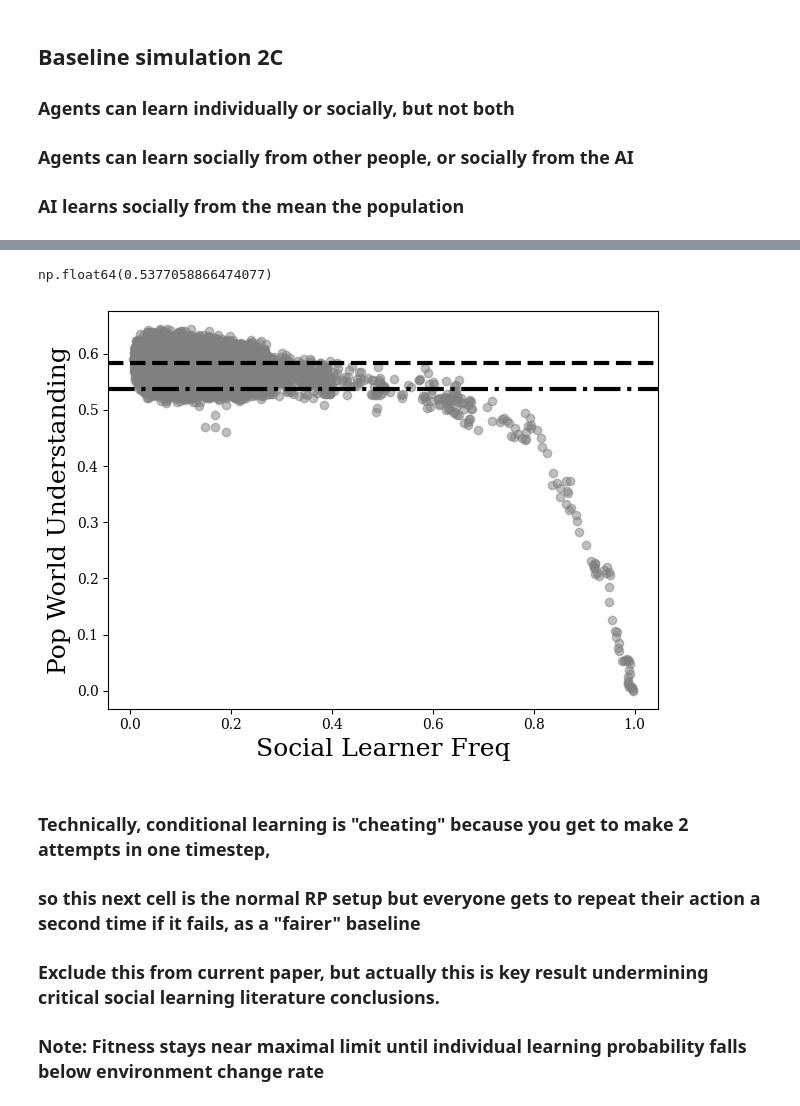
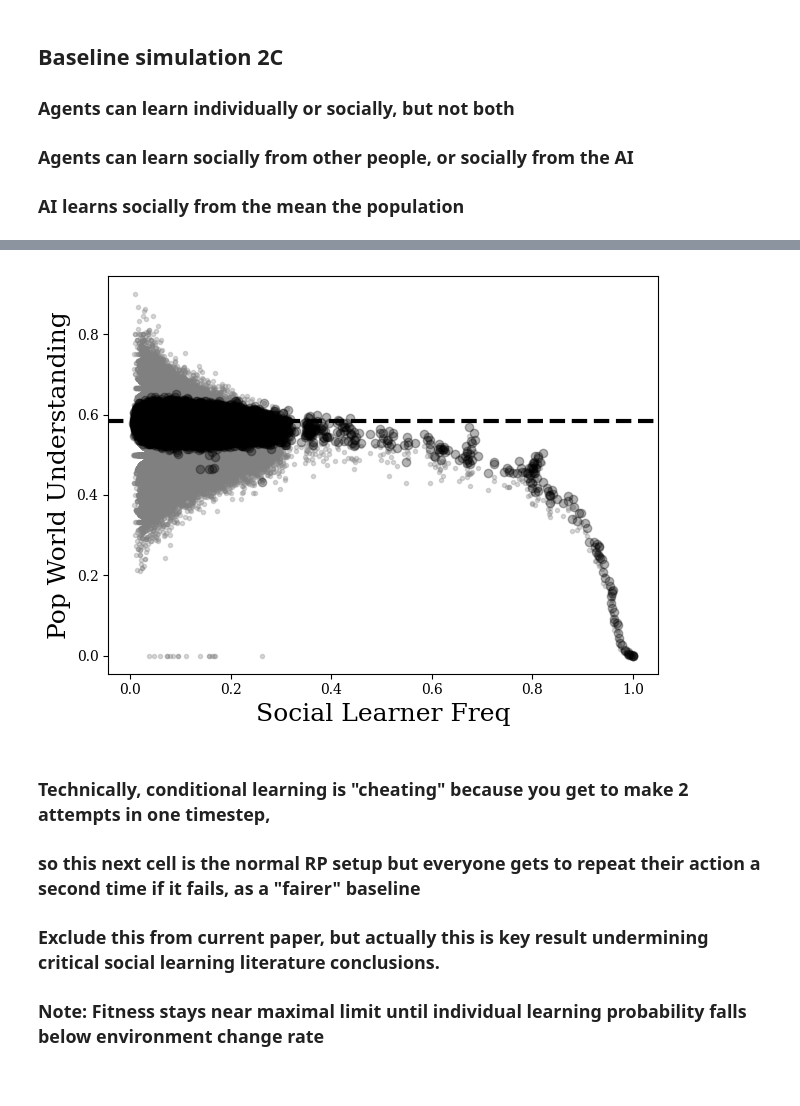
Before and after one commit to collinskatie/ai-rogers-paradox, a Jupyter notebook: sims.ipynb, the cells around one changed output, grey strips where cells are left out. Cells and saved outputs as stored; diff of their text form; code cells hidden in the pictures.

```diff
--- a/sims.ipynb
+++ b/sims.ipynb
@@ -126,18 +126,17 @@ collective model understanding
-# %%
-np.mean(social_learner_adaptation)
-# %% [output]
-np.float64(0.5377058866474077)
-# %%
-plt.scatter( social_learner_freqs, learner_adaptation,alpha=0.5, color='grey')
-plt.axhline(0.5831379999999999, linestyle='--', color='black', linewidth=3)
-plt.axhline(np.mean(social_learner_adaptation), linestyle='dashdot', color='black', linewidth=3)
-
-plt.xlabel("Social Learner Freq", fontsize=18)
-plt.ylabel("Pop World Understanding", fontsize=18)
-plt.tight_layout()
-plt.savefig('figures/base_ai_social_learn_freq_rp.png', dpi=400)
-# %% [output]
-[figure, removed]
+# %%
+plt.scatter(social_learner_freqs, social_learner_adaptation, marker='.', #color='red',
+             alpha=0.3, color='grey')
+plt.scatter( social_learner_freqs, learner_adaptation,alpha=0.3, color='black')
+plt.axhline(0.5831379999999999, linestyle='--', color='black', linewidth=3)
+
+
+
+plt.xlabel("Social Learner Freq", fontsize=18)
+plt.ylabel("Pop World Understanding", fontsize=18)
+plt.tight_layout()
+plt.savefig('figures/base_ai_social_learn_freq_rp.png', dpi=400)
+# %% [output]
+[figure, added]
 # %% [markdown]
 ### Technically, conditional learning is "cheating" because you get to make 2 attempts in one timestep,
 ### so this next cell is the normal RP setup but everyone gets to repeat their action a second time if it fails, as a "fairer" baseline
```
Also changed, not shown: parts of 9 cells of this notebook, 35 other files.
